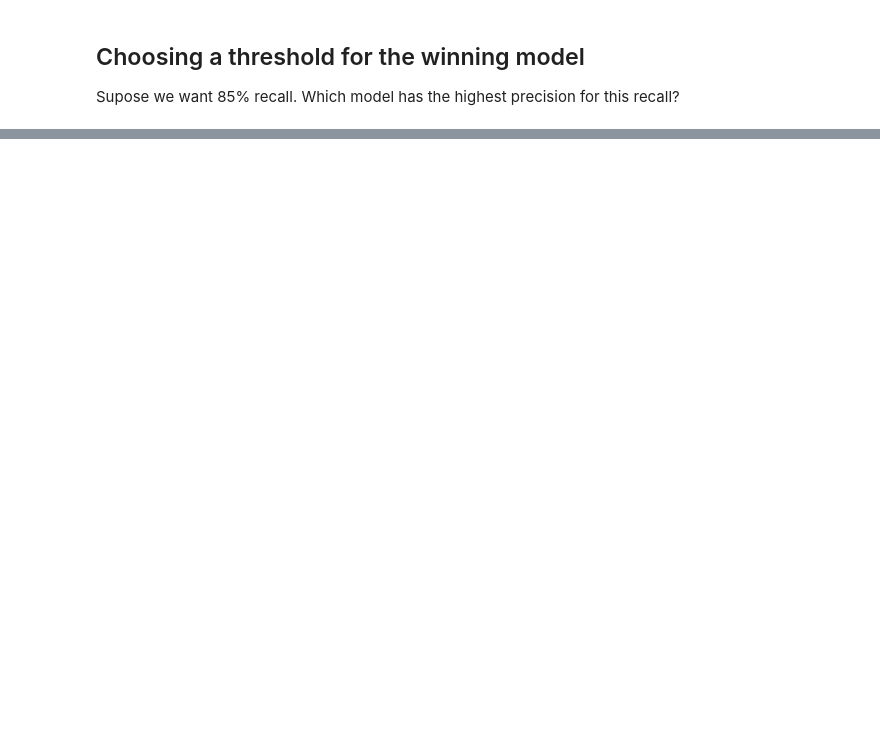
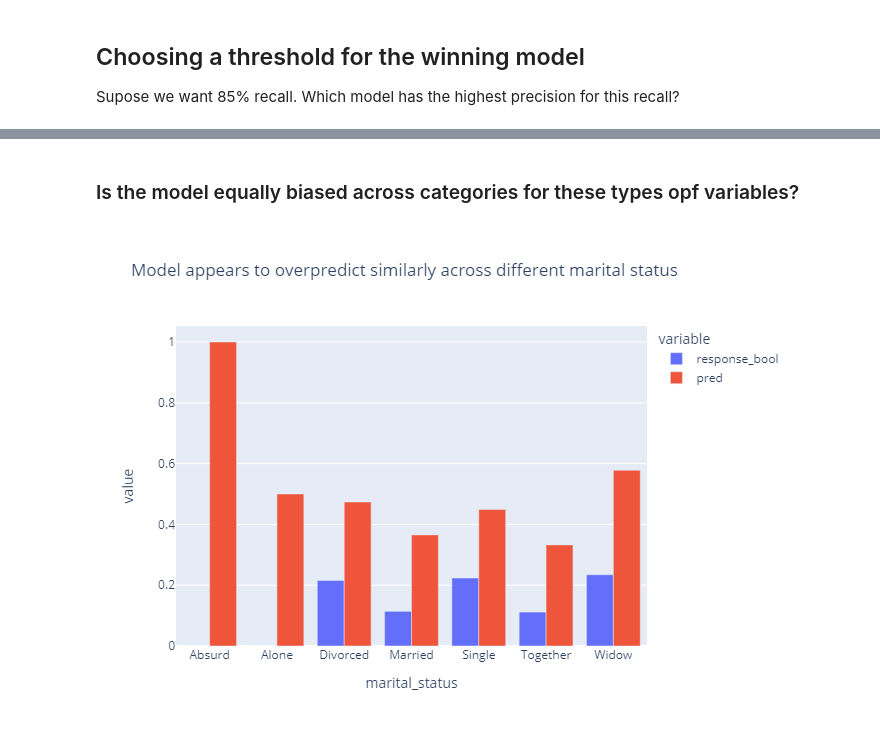
Before and after one commit to alexdparker/datascience, a Jupyter notebook: machine_learning/supermarket_classification.ipynb, the cells around one changed output, grey strips where cells are left out. Saved outputs shown, nothing was run; the diff lists cells and outputs as text; code cells hidden in the pictures; blank space fills up the shorter version.

```diff
--- a/machine_learning/supermarket_classification.ipynb
+++ b/machine_learning/supermarket_classification.ipynb
@@ -829,5 +902,5 @@ Name: 5454, dtype: object
 # %%
-tuned_rfc_85r_pred = (tuned_rfc_scores > threshold)
+tuned_rfc_85r_pred = (tuned_rfc_scores >= threshold)
 print(recall_score(y_train, tuned_rfc_85r_pred))
 print(precision_score(y_train, tuned_rfc_85r_pred))
 # %% [output]
@@ -847,0 +921,5 @@ tuned_rfc_85r_pred.shape
+# %%
+train_plus = train.copy()
+train_plus['pred'] = tuned_rfc_85r_pred.values
+train_plus['response_bool'] = train_plus['response'].astype(bool)
+train_plus.head()
@@ -847,0 +946,11 @@ tuned_rfc_85r_pred.shape
+# %% [markdown]
+### Is the model equally biased across categories for these types opf variables?
+# %%
+px.bar(train_plus.groupby('marital_status', as_index = False)[['response_bool','pred']].mean().melt(id_vars = 'marital_status'),
+        x = 'marital_status',
+        y = 'value',
+        color = 'variable',
+        barmode = 'group',
+        title = 'Model appears to overpredict similarly across different marital status').show('png')
+# %% [output]
+[figure, added]
```
Also changed, not shown: parts of 30 cells of this notebook.
